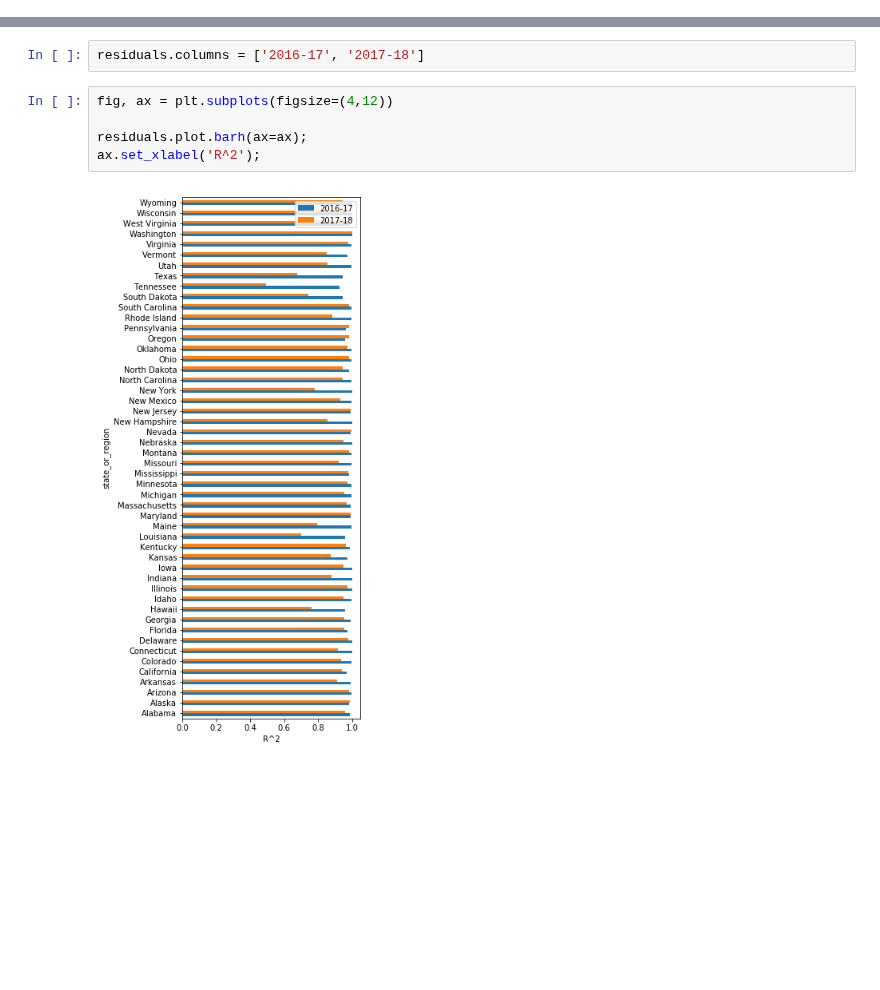
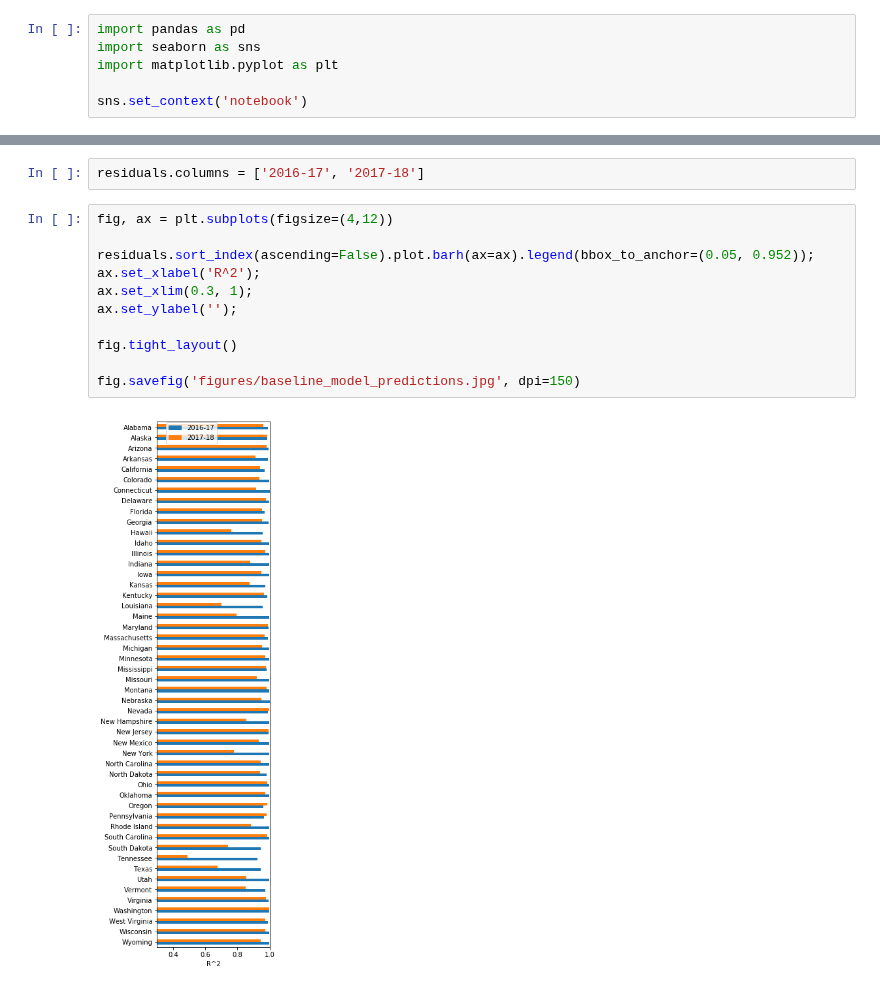
Before and after one commit to oriw1989/FluVaccinationRates, a Jupyter notebook: Baseline Model.ipynb, the cells around one changed output, grey strips where cells are left out. Saved outputs shown, nothing was run; the diff lists cells and outputs as text; blank space fills up the shorter version.

Commit message:
included figure file updated basemodel

```diff
--- a/Baseline Model.ipynb
+++ b/Baseline Model.ipynb
@@ -0,0 +3,6 @@
+# %%
+import pandas as pd
+import seaborn as sns
+import matplotlib.pyplot as plt
+
+sns.set_context('notebook')
@@ -68,7 +140,13 @@ residuals.columns = ['2016-17', '2017-18']
 # %%
 fig, ax = plt.subplots(figsize=(4,12))
 
-residuals.plot.barh(ax=ax);
+residuals.sort_index(ascending=False).plot.barh(ax=ax).legend(bbox_to_anchor=(0.05, 0.952));
 ax.set_xlabel('R^2');
+ax.set_xlim(0.3, 1);
+ax.set_ylabel('');
+
+fig.tight_layout()
+
+fig.savefig('figures/baseline_model_predictions.jpg', dpi=150)
 # %% [output]
-[figure, old version]
+[figure, new version]
```
Also changed, not shown: parts of 20 cells of this notebook, 2 other files.
